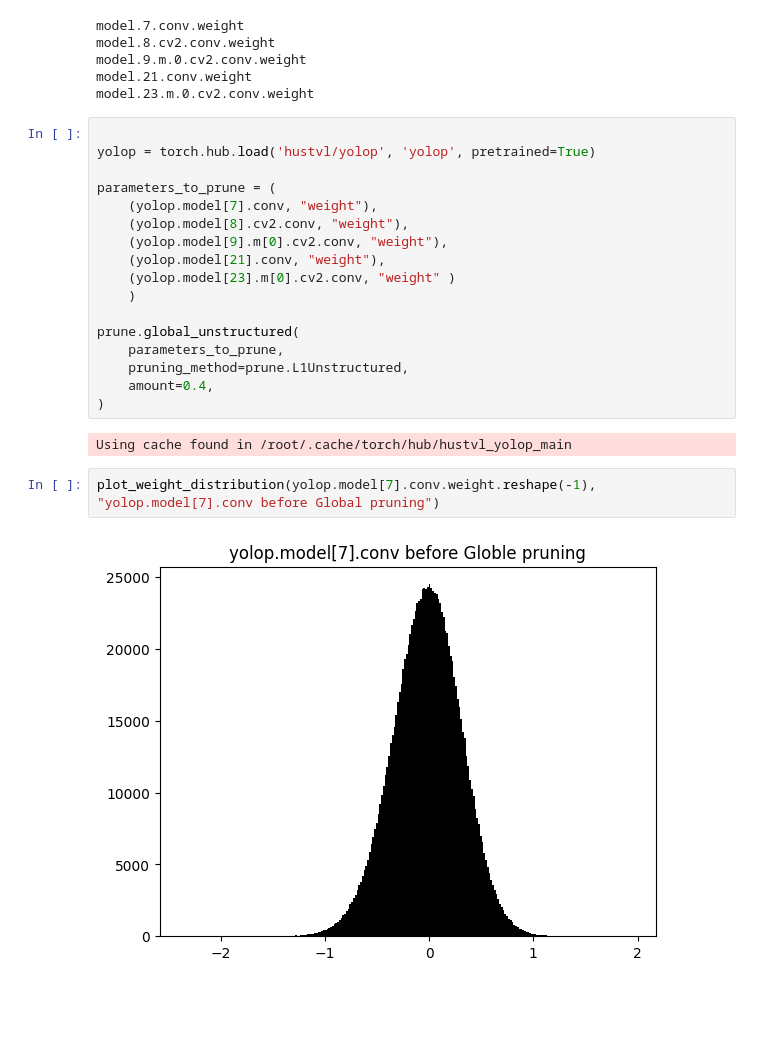
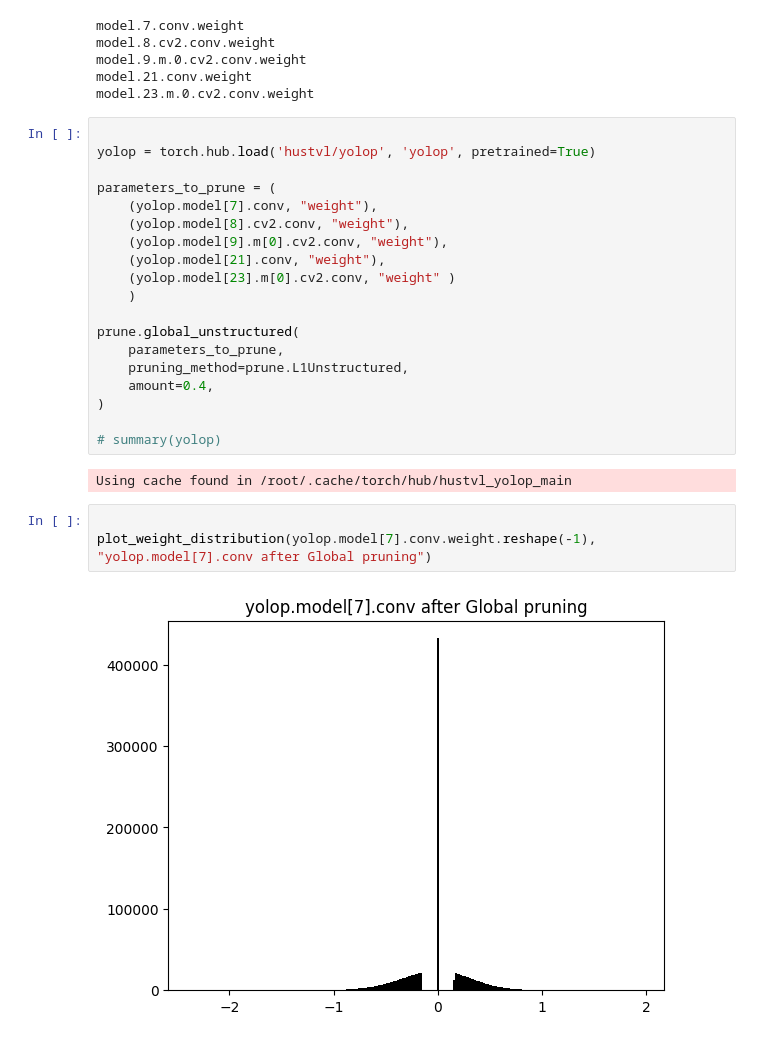
Before and after one commit to 8bitnand/Blogs, a Jupyter notebook: Compression of DNN/compression_of_NNs_P1.ipynb, the cells around one changed output. Drawn from its saved outputs; the diff is of its cells as text; blank space fills up the shorter version.

```diff
--- a/Compression of DNN/compression_of_NNs_P1.ipynb
+++ b/Compression of DNN/compression_of_NNs_P1.ipynb
@@ -238,10 +178,13 @@ prune.global_unstructured(
     pruning_method=prune.L1Unstructured,
     amount=0.4,
 )
+
+# summary(yolop)
 # %% [output]
 Using cache found in /root/.cache/torch/hub/hustvl_yolop_main
 # %%
-plot_weight_distribution(yolop.model[7].conv.weight.reshape(-1), "yolop.model[7].conv before Global pruning")
+
+plot_weight_distribution(yolop.model[7].conv.weight.reshape(-1), "yolop.model[7].conv after Global pruning")
 # %% [output]
-[figure, old version]
+[figure, new version]
 # %%
```
Also changed, not shown: parts of 20 cells of this notebook.
